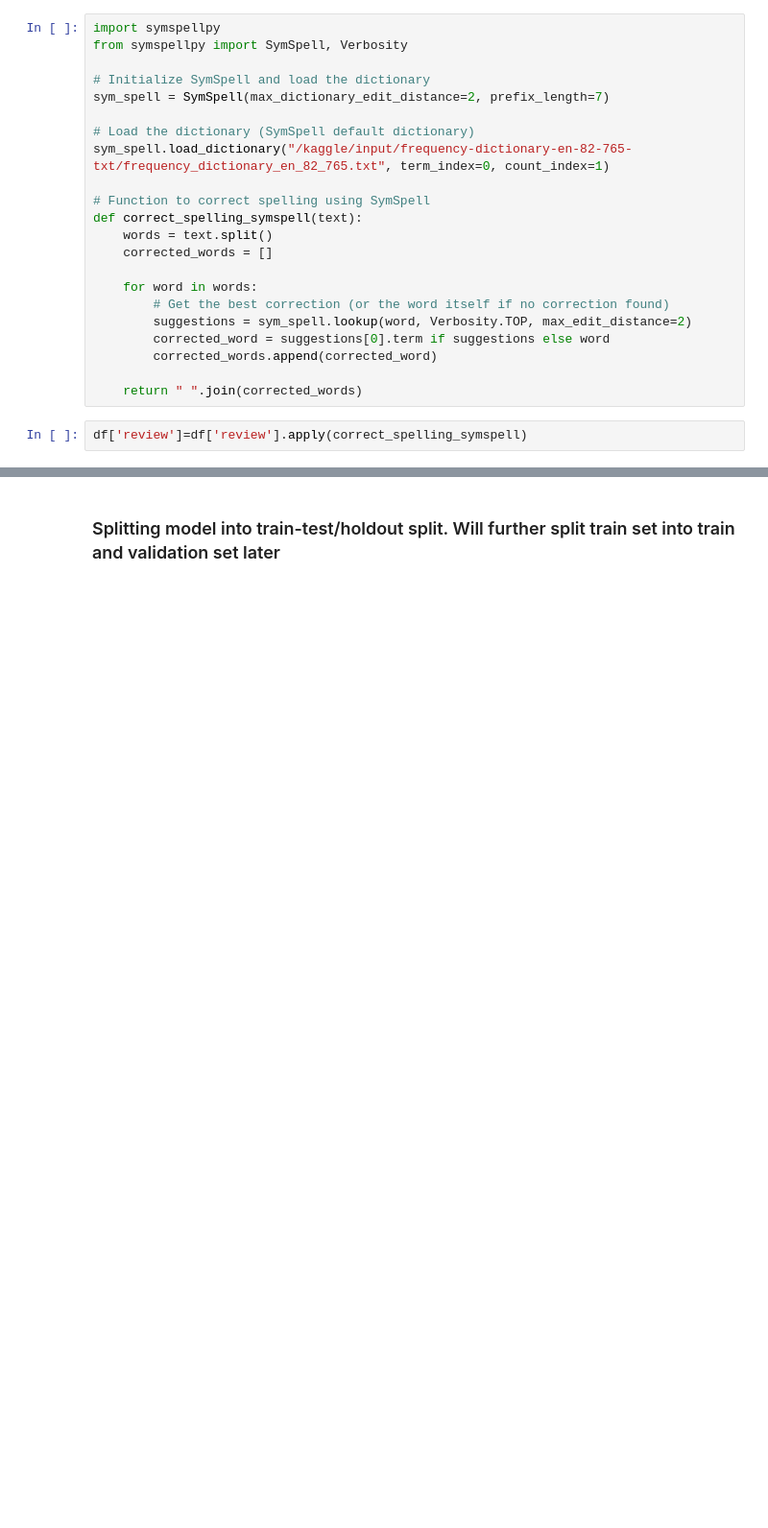
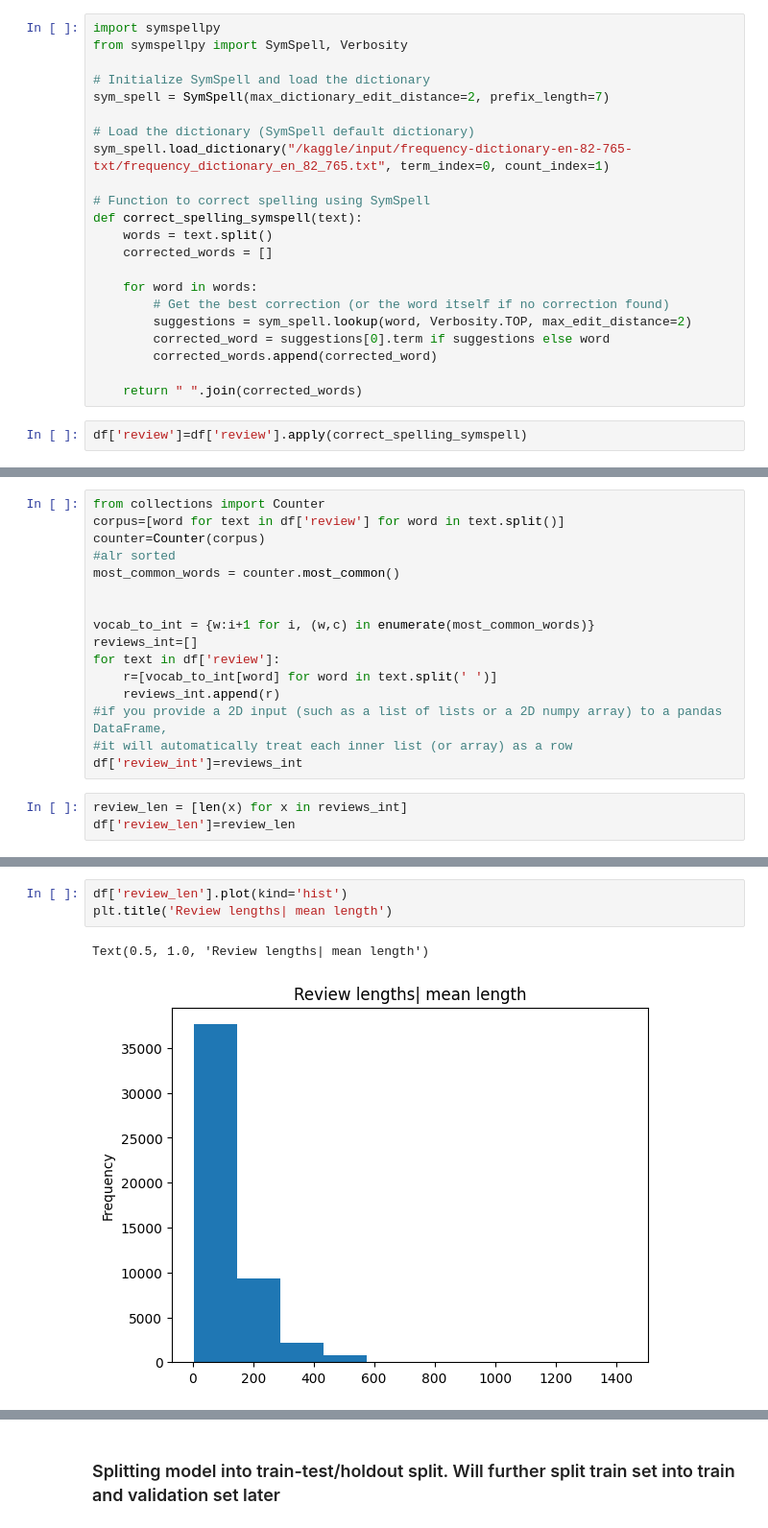
Before and after one commit to dsrrenCodes/Projects, a Jupyter notebook: Machine Learning/Sentimental Analysis with LSTM Pytorch/sentimental_analysis_with_LSTM.ipynb, the cells around one changed output, grey strips where cells are left out. Shown: that part at 96% size. Saved outputs shown, nothing was run; the diff lists cells and outputs as text; blank space fills up the shorter version.

```diff
--- a/Machine Learning/Sentimental Analysis with LSTM Pytorch/sentimental_analysis_with_LSTM.ipynb
+++ b/Machine Learning/Sentimental Analysis with LSTM Pytorch/sentimental_analysis_with_LSTM.ipynb
@@ -188,0 +193,19 @@ df['review']=df['review'].apply(correct_spelling_symspell)
+# %%
+from collections import Counter
+corpus=[word for text in df['review'] for word in text.split()]
+counter=Counter(corpus)
+#alr sorted
+most_common_words = counter.most_common()
+
+
+vocab_to_int = {w:i+1 for i, (w,c) in enumerate(most_common_words)}
+reviews_int=[]
+for text in df['review']:
+    r=[vocab_to_int[word] for word in text.split(' ')]
+    reviews_int.append(r)
+#if you provide a 2D input (such as a list of lists or a 2D numpy array) to a pandas DataFrame,
+#it will automatically treat each inner list (or array) as a row
+df['review_int']=reviews_int
+# %%
+review_len = [len(x) for x in reviews_int]
+df['review_len']=review_len
@@ -188,0 +224,6 @@ df['review']=df['review'].apply(correct_spelling_symspell)
+# %%
+df['review_len'].plot(kind='hist')
+plt.title('Review lengths| mean length')
+# %% [output]
+Text(0.5, 1.0, 'Review lengths| mean length')
+[figure, added]
```
Also changed, not shown: parts of 31 cells of this notebook.
